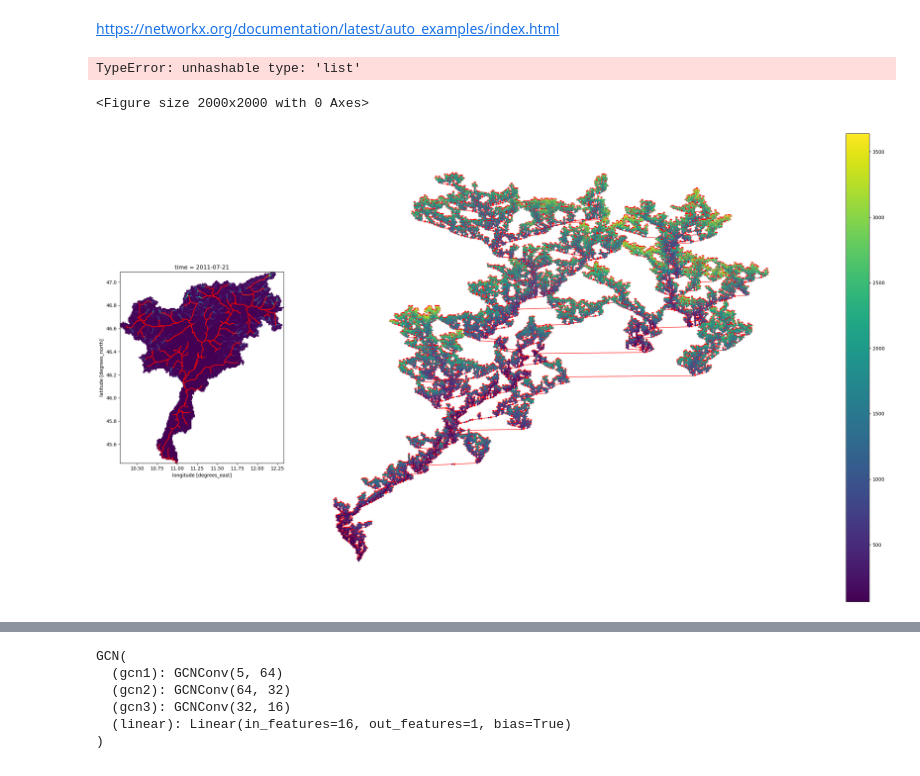
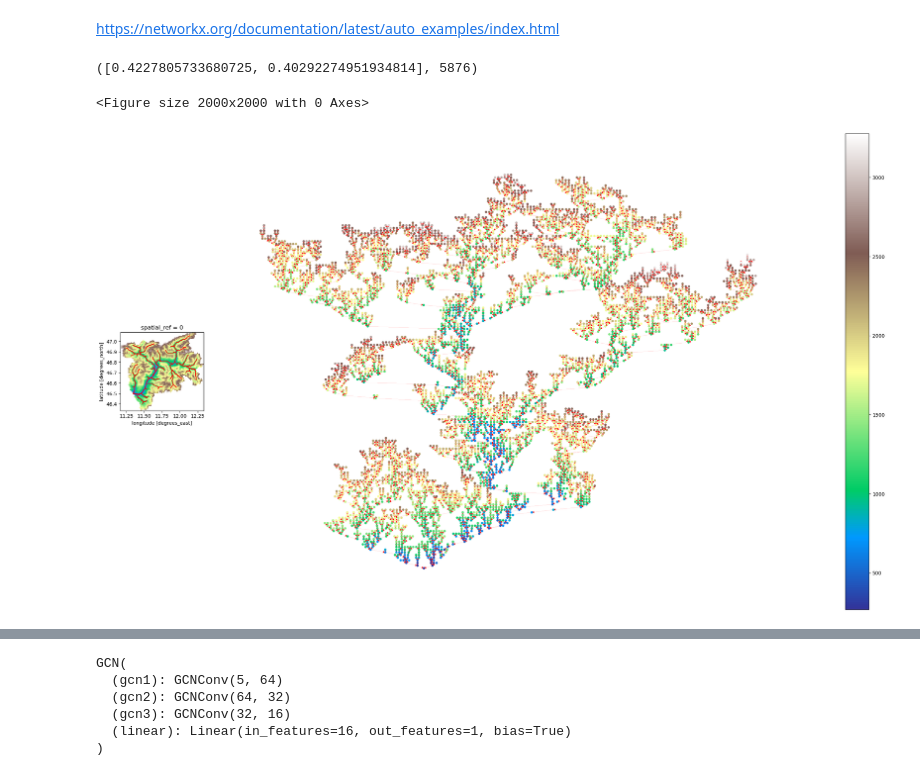
Before and after one commit to interTwin-eu/hython, a Jupyter notebook: hython/routing/gnn.ipynb, the cells around one changed output, grey strips where cells are left out. Drawn from its saved outputs; the diff is of its cells as text; code cells hidden in the pictures.

```diff
--- a/hython/routing/gnn.ipynb
+++ b/hython/routing/gnn.ipynb
@@ -49,7 +51,7 @@ fn_targets = "output.nc"
 
 timeslice = slice("2016-01-01","2020-12-31")
 # %%
-wflow_model = "adg1km_eobs"#"wflow" #"adg1km_eobs" #"datademo" # "alps1km_eobs" # "alps1km_cerra",
+wflow_model = model_name #"adg1km_eobs"#"wflow" #"adg1km_eobs" #"datademo" # "alps1km_eobs" # "alps1km_cerra",
 
 fn_forcings =  "forcings.nc"  # 'inmaps_eobs_eobsd_makkink_86400_2015_2019.nc'
 fn_params = "staticmaps.nc"
@@ -167,10 +167,10 @@ rgraph.node_attrs()
 # %%
 rgraph.x = rgraph.x.type(torch.FloatTensor)
 # %%
-vartar = ["ssf"]
+vartar = ["vwc"]
 # %%
 try:
-    values = targets[vartar].isel(time=200).isel(layer=0)
+    values = targets[vartar].isel(time=411).isel(layer=0)
 except:
-    values = targets[vartar].isel(time=200)
+    values = targets[vartar].isel(time=411)
 # %%
@@ -249,10 +251,16 @@ https://networkx.org/documentation/latest/auto_examples/index.html
 import matplotlib.pyplot as plt
 # create number for each group to allow use of colormap
 from itertools import count
-# get unique groups
-elev = set(nx.get_node_attributes(g,'elevation').values())
+# # get unique groups
+# elev = set(nx.get_node_attributes(g,'elevation').values())
-# %% [output]
-TypeError: unhashable type: 'list'
+# %%
+vv = []
+for i in rgraph.y.numpy():
+    vv.append(float(i))
+# %%
+vv[:2], len(vv)
+# %% [output]
+([0.4227805733680725, 0.40292274951934814], 5876)
 # %%
 vv = []
 for i in nx.get_node_attributes(g,'elevation').values():
@@ -271,36 +280,38 @@ options = {
     "font_color": "white",
     "node_size": 1,
     "edge_color":"red",
     "node_color": "blue",
     "edgecolors": "gray",
-    "linewidths": 1,
-    "width": 1,
+    "linewidths": 0.1,
+    "width": 0.1,
     "with_labels":False
 }
 
 
 
 #options = {"edgecolors": "tab:gray", "node_size": 800, "alpha": 0.9}
 
 #nx.draw_networkx_nodes(g, pos, nodelist=[4, 5, 6, 7], node_color="tab:blue", **options)
 
-fig, axs = plt.subplots(1,2, figsize=(25,14),width_ratios=[0.2,0.8])
+fig, axs = plt.subplots(1,2, figsize=(25,14),width_ratios=[0.1,0.9])
 
-values[vartar[0]].plot(ax=axs[0], add_colorbar=False, cmap="viridis")
+#values[vartar[0]].plot(ax=axs[0], add_colorbar=False, cmap="viridis")
+params["wflow_dem"].plot(ax=axs[0], add_colorbar=False, cmap ="terrain")
+
 rivers.plot(ax=axs[0], color="red")
 
 nx.draw_networkx(g, pos=pos, arrows=True, **options,ax=axs[1])
 
-nn = nx.draw_networkx_nodes(g, pos, nodelist=nodes, node_color=colors, cmap ="viridis", node_size=5)
+nn = nx.draw_networkx_nodes(g, pos, nodelist=nodes, node_color=colors, cmap ="terrain", node_size=15)
 
 
 #nx.draw_networkx_labels(
 #    g, pos, labels=labels, font_color="green", font_size=16
 #)
 plt.colorbar(nn)
 plt.tight_layout()
 plt.axis("off")
 plt.show()
 # %% [output]
 <Figure size 2000x2000 with 0 Axes>
-[figure, old version]
+[figure, new version]
```
Also changed, not shown: parts of 27 cells of this notebook, 5 other files.
